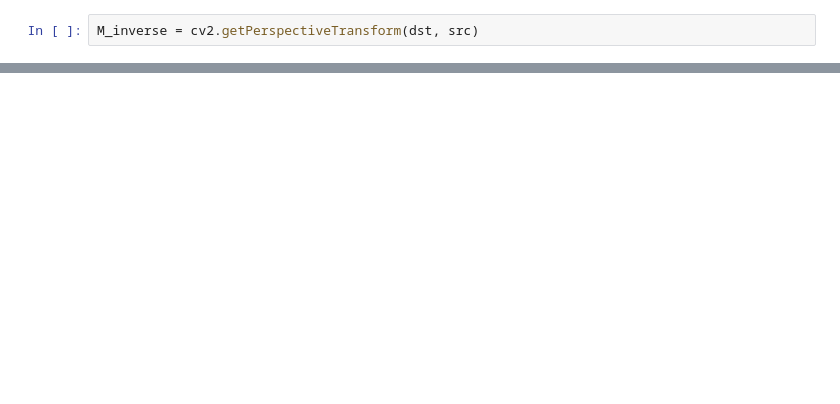
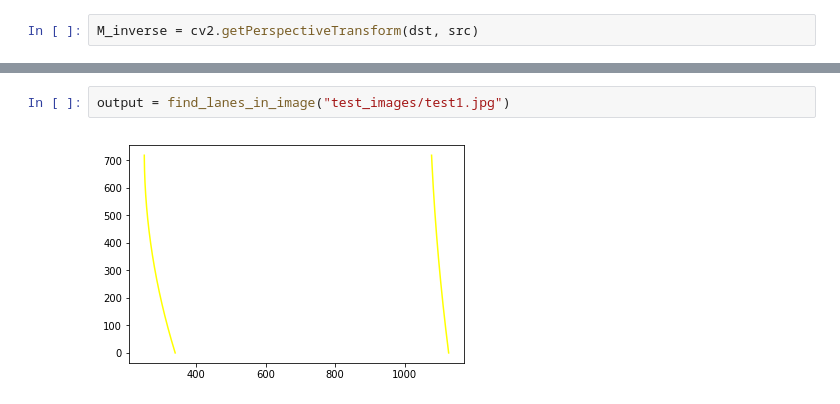
Before and after one commit to chavasaiteja/Self-Driving-Car-Nanodegree-Udacity, a Jupyter notebook: Advanced Lane Finding/Advanced_Lane_Finding.ipynb, the cells around one changed output, grey strips where cells are left out. Saved outputs shown, nothing was run; the diff lists cells and outputs as text; blank space fills up the shorter version.

```diff
--- a/Advanced Lane Finding/Advanced_Lane_Finding.ipynb
+++ b/Advanced Lane Finding/Advanced_Lane_Finding.ipynb
@@ -395,0 +465,4 @@ plt.imshow(combined_img)
+# %%
+output = find_lanes_in_image("test_images/test1.jpg")
+# %% [output]
+[figure, added]
```
Also changed, not shown: parts of 12 cells of this notebook.
